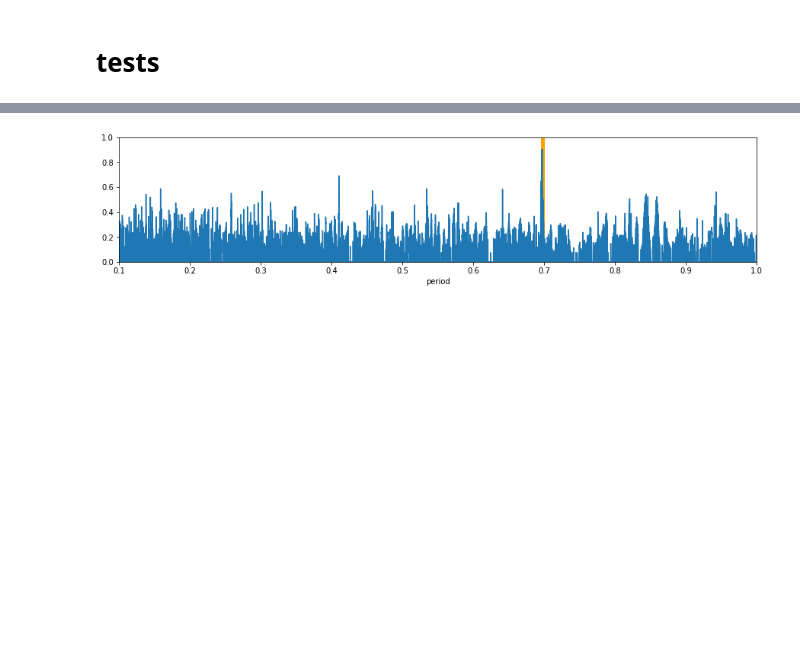
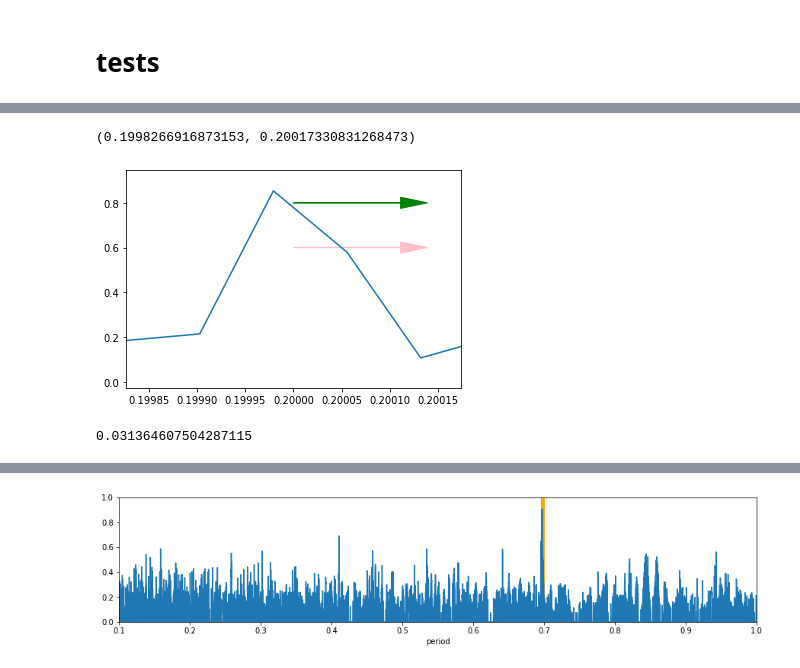
Before and after one commit to SterlingYM/astroPIPS, a Jupyter notebook: test.ipynb, the cells around one changed output, grey strips where cells are left out. Saved outputs shown, nothing was run; the diff lists cells and outputs as text; code cells hidden in the pictures; blank space fills up the shorter version.

```diff
--- a/test.ipynb
+++ b/test.ipynb
@@ -70,0 +75,29 @@ print(periods[power==power.max()])
+# %%
+period  = 0.2
+size = 50
+x_th = np.random.choice(np.linspace(1,300,10000),size)
+y_th = 2 * np.sin(2*np.pi*x_th/period) + np.random.uniform(0,2,x_th.shape) + 10
+y_err = np.ones_like(y_th) * 0.1
+test = PIPS.photdata([x_th,y_th,y_err])
+periods,power = test.periodogram(p_min=0.1,p_max=period+1)
+# %%
+T = (x_th.max()-x_th.min())
+f = 1/period
+Df = 1/T
+width = Df/(f**2-Df**2/4)
+width3 = period**2 *T / (T**2-0.25)
+
+plt.plot(periods,power)
+plt.arrow(period,0.8,width,0,head_width=0.05,head_length=width/5,
+          color='green',alpha=1,length_includes_head=True)
+plt.arrow(period,0.6,width3,0,head_width=0.05,head_length=width3/5,
+          color='pink',alpha=1,length_includes_head=True)
+W = np.max([width,width3])+np.max([width,width3])/4
+plt.xlim(period-W,period+W)
+# %% [output]
+(0.1998266916873153, 0.20017330831268473)
+[figure, added]
+# %%
+width
+# %% [output]
+0.031364607504287115
```
Also changed, not shown: parts of 11 cells of this notebook, 3 other files.
